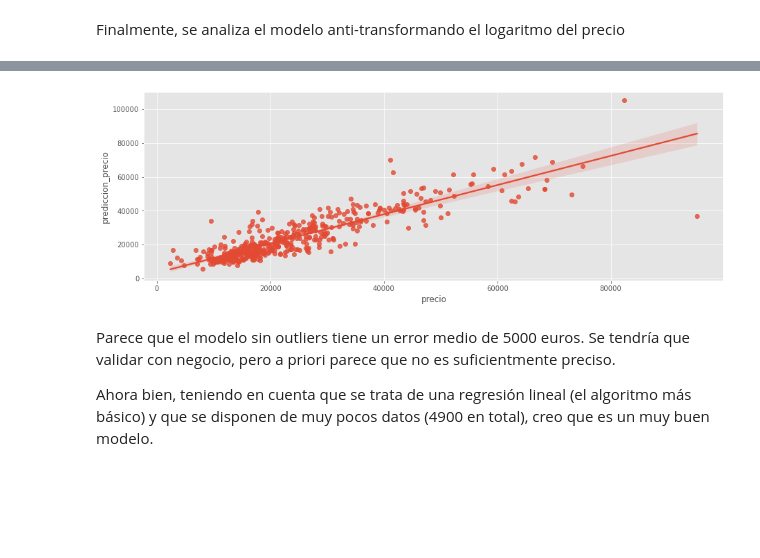
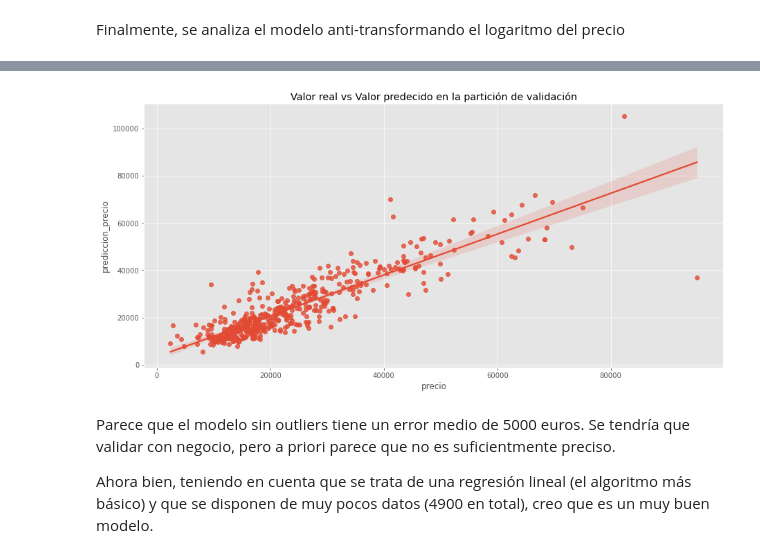
Before and after one commit to Rodrixx05/bmw-pricing, a Jupyter notebook: bmw_pricing_project.ipynb, the cells around one changed output, grey strips where cells are left out. Saved outputs shown, nothing was run; the diff lists cells and outputs as text; code cells hidden in the pictures; blank space fills up the shorter version.

```diff
--- a/bmw_pricing_project.ipynb
+++ b/bmw_pricing_project.ipynb
@@ -1818,9 +1818,10 @@ RMSE sin outliers: 4999.222103944238
 # %%
-plt.figure(figsize = (15,5));
+plt.figure(figsize = (15,7));
 sns.regplot(data = results_df_val_precio, x = 'precio', y = 'prediccion_precio');
+plt.title('Valor real vs Valor predecido en la partición de validación')
 plt.show()
 # %% [output]
-[figure, old version]
+[figure, new version]
 # %% [markdown]
 Parece que el modelo sin outliers tiene un error medio de 5000 euros. Se tendría que validar con negocio, pero a priori parece que no es suficientmente preciso.
 
```
Also changed, not shown: parts of 15 cells of this notebook.
